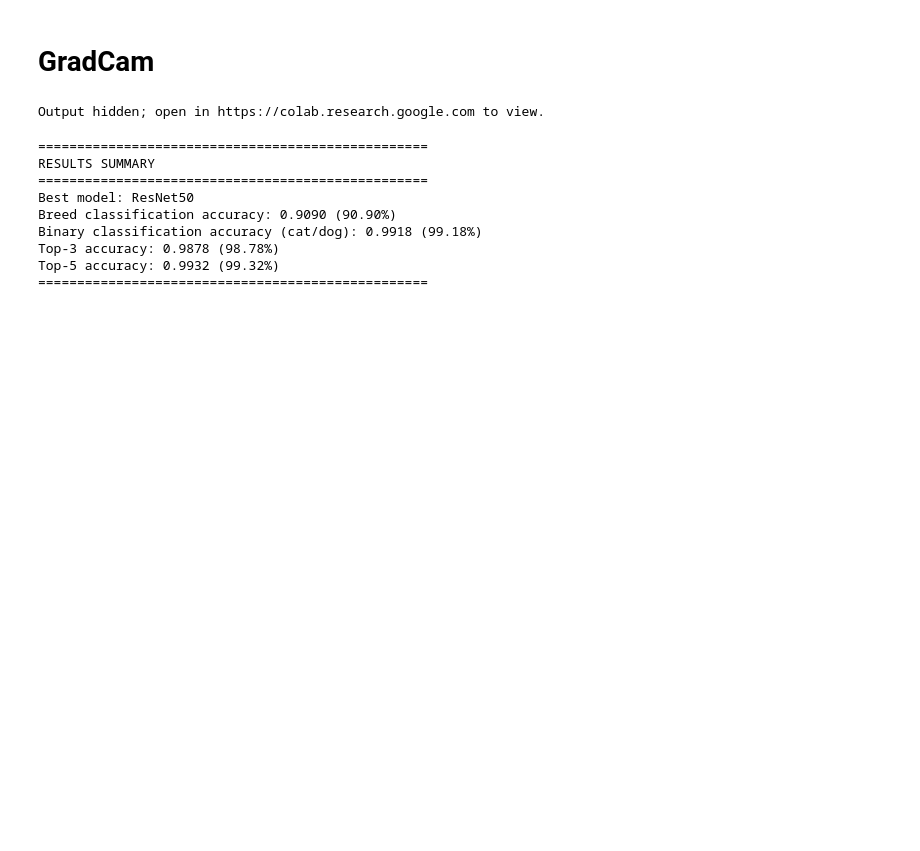
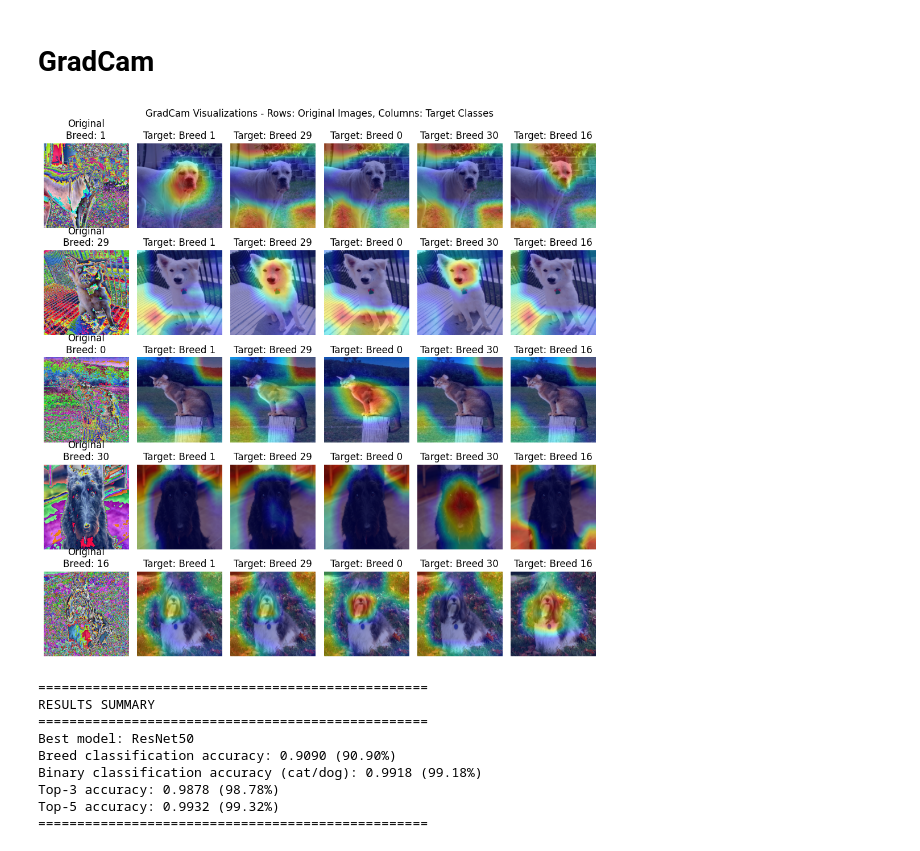
Before and after one commit to Arhangel333/AI_3_lab, a Jupyter notebook: Pets.ipynb, the cells around one changed output. Drawn from its saved outputs; the diff is of its cells as text; code cells hidden in the pictures; blank space fills up the shorter version.

```diff
--- a/Pets.ipynb
+++ b/Pets.ipynb
@@ -385,35 +385,35 @@ for param in best_model.backbone.layer4[-1].conv2.parameters():
 for param in best_model.backbone.layer4[-1].bn2.parameters():
     param.requires_grad = True
 grad_cam = GradCam(best_model, target_layer)
 
-fig, axes = plt.subplots(5, 6, figsize=(15, 15))
+fig, axes = plt.subplots(5, 6, figsize=(10, 10))
 for i, img_idx in enumerate(selected_images_idx):
     original_img = transforms.ToPILImage()(test_images[img_idx])
     axes[i, 0].imshow(original_img)
     axes[i, 0].set_title(f'Original\nBreed: {test_breeds[img_idx]}')
     axes[i, 0].axis('off')
 
     for j, target_class in enumerate(selected_classes):
         cam = grad_cam.generate(test_images[img_idx], target_class)
         cam_resized = cv2.resize(cam, (224, 224))
 
         img_np = test_images[img_idx].permute(1, 2, 0).numpy()
         img_np = img_np * np.array([0.229, 0.224, 0.225]) + np.array([0.485, 0.456, 0.406])
         img_np = np.clip(img_np, 0, 1)
 
         heatmap = cv2.applyColorMap(np.uint8(255 * cam_resized), cv2.COLORMAP_JET)
         heatmap = cv2.cvtColor(heatmap, cv2.COLOR_BGR2RGB)
         overlay = cv2.addWeighted(np.uint8(255 * img_np), 0.6, heatmap, 0.4, 0)
 
         axes[i, j+1].imshow(overlay)
         axes[i, j+1].set_title(f'Target: Breed {target_class}')
         axes[i, j+1].axis('off')
 
 plt.suptitle('GradCam Visualizations - Rows: Original Images, Columns: Target Classes')
 plt.tight_layout()
 plt.show()
 # %% [output]
-Output hidden; open in https://colab.research.google.com to view.
+[figure, added]
 # %%
 print("="*50)
 print("RESULTS SUMMARY")
```
Also changed, not shown: 2 other files.
